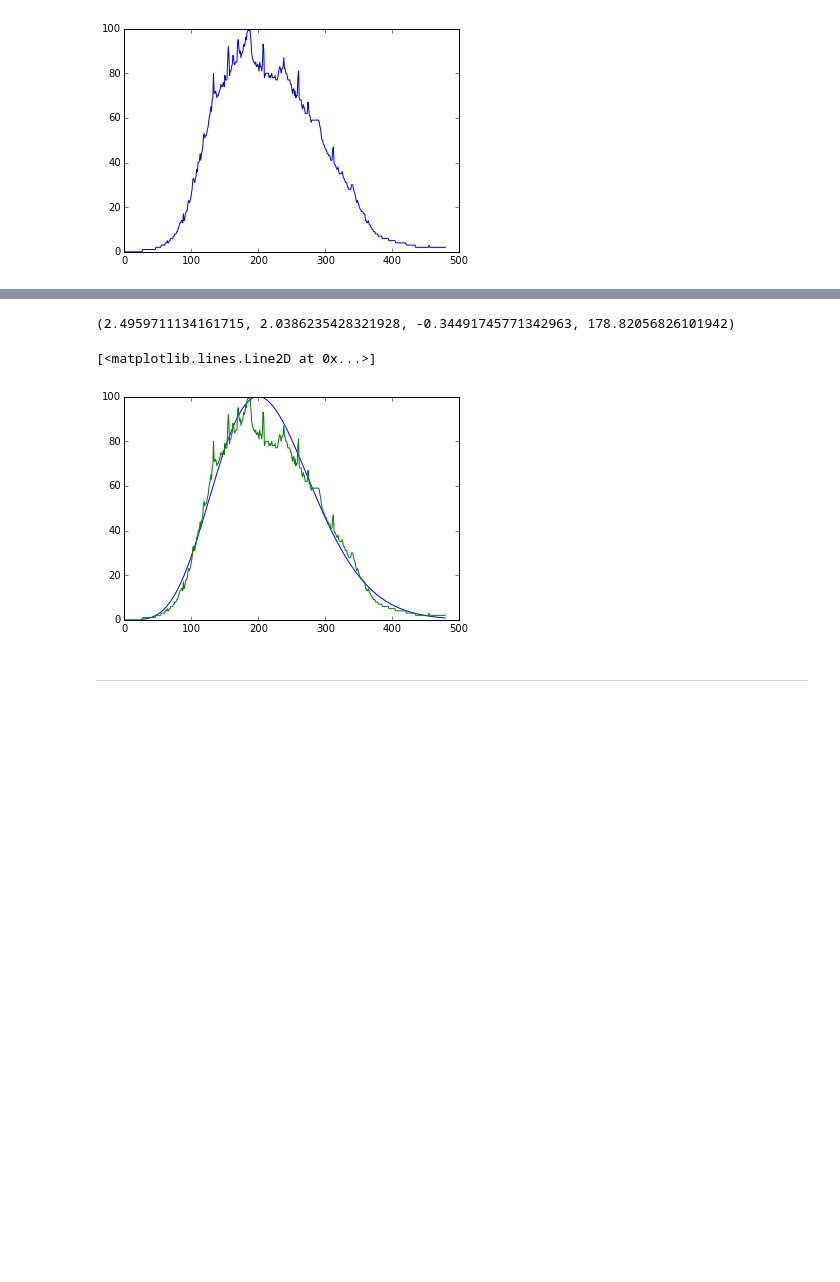
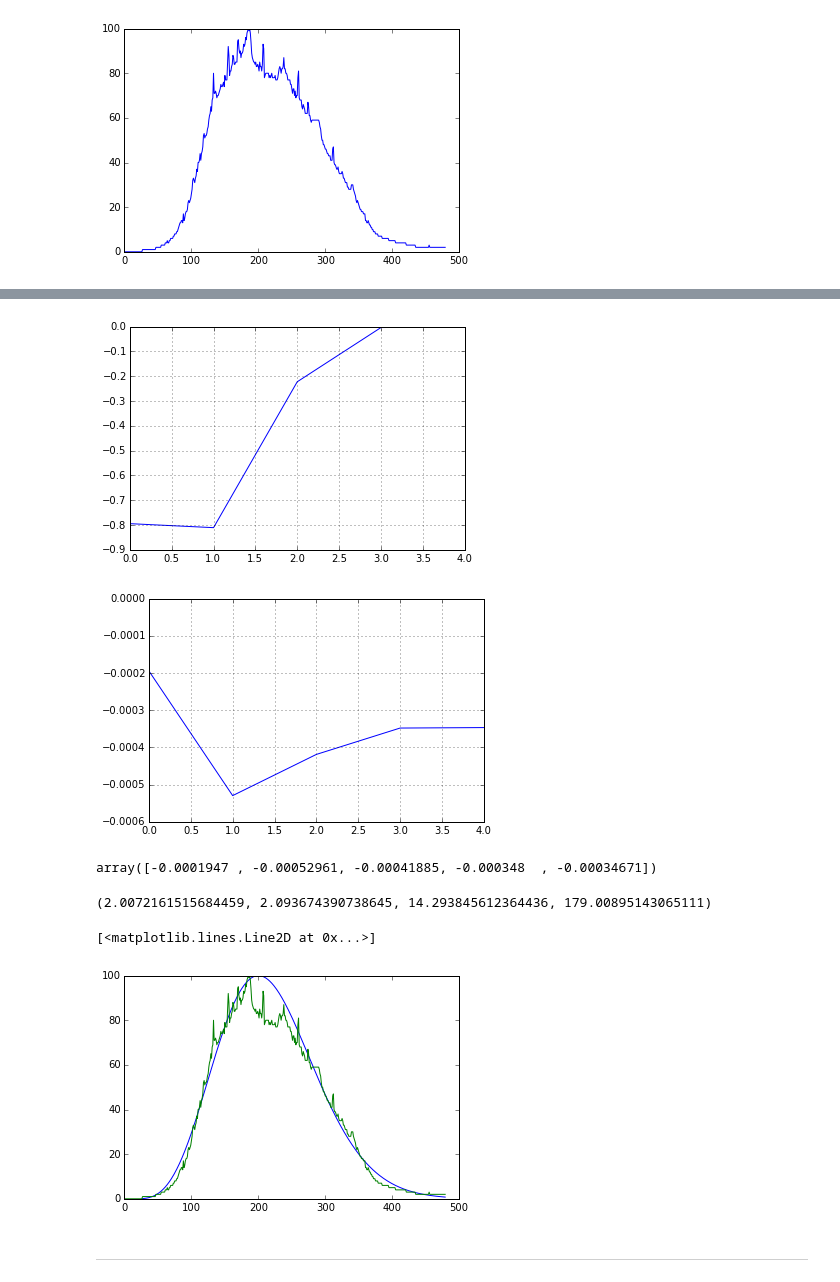
Before and after one commit to motjuste/patt-rex, a Jupyter notebook: task-1.3-wip.ipynb, the cells around one changed output, grey strips where cells are left out. Saved outputs shown, nothing was run; the diff lists cells and outputs as text; code cells hidden in the pictures; blank space fills up the shorter version.

```diff
--- a/task-1.3-wip.ipynb
+++ b/task-1.3-wip.ipynb
@@ -115,14 +145,32 @@ nan nan
+# %%
+e_k = np.array([e[0] for e in err])
+e_a = np.array([e[1] for e in err])
+plt.figure()
+plt.plot(e_k,'b')
+plt.axhline(y=0)
+plt.grid()
+plt.figure()
+plt.plot(e_a)
+plt.axhline(y=0)
+plt.grid()
+# %% [output]
+[figure, added]
+[figure, added]
+# %%
+e_a
+# %% [output]
+array([-0.0001947 , -0.00052961, -0.00041885, -0.000348  , -0.00034671])
 # %%
 from scipy.stats import exponweib
 # %%
-ff = exponweib.fit(dd, 2, 3, scale=1, loc=0)
+ff = exponweib.fit(dd, 1, 3, scale=1, loc=20)
 print(ff)
 df = exponweib.pdf(dd, *ff)
 plt.plot(dd, data.max()*df/df.max())
 plt.plot(data)
 # _ = plt.hist(dd, bins=np.linspace(0, dd.max(), data.size), histtype='step', normed=True)
 # %% [output]
-(2.4959711134161715, 2.0386235428321928, -0.34491745771342963, 178.82056826101942)
+(2.0072161515684459, 2.093674390738645, 14.293845612364436, 179.00895143065111)
 [<matplotlib.lines.Line2D at 0x...>]
 [figure]
 # %% [markdown]
```
Also changed, not shown: parts of 17 cells of this notebook.
